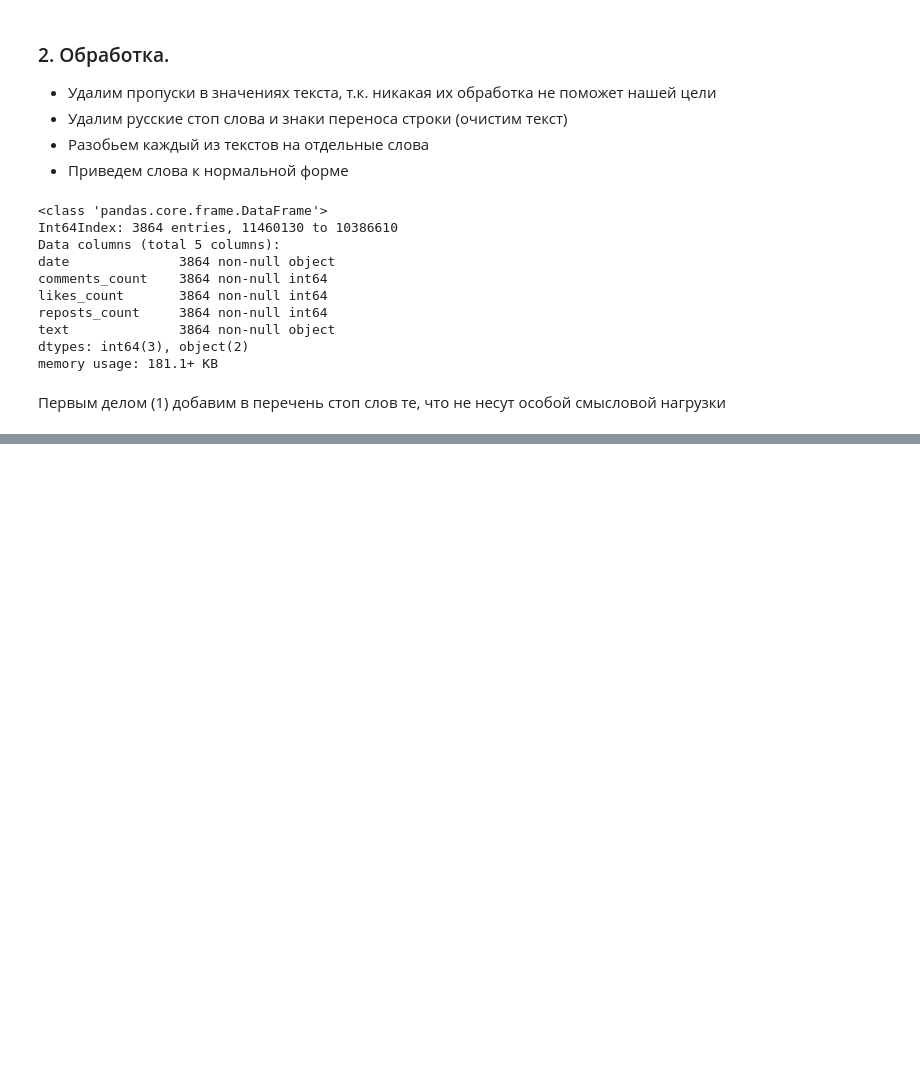
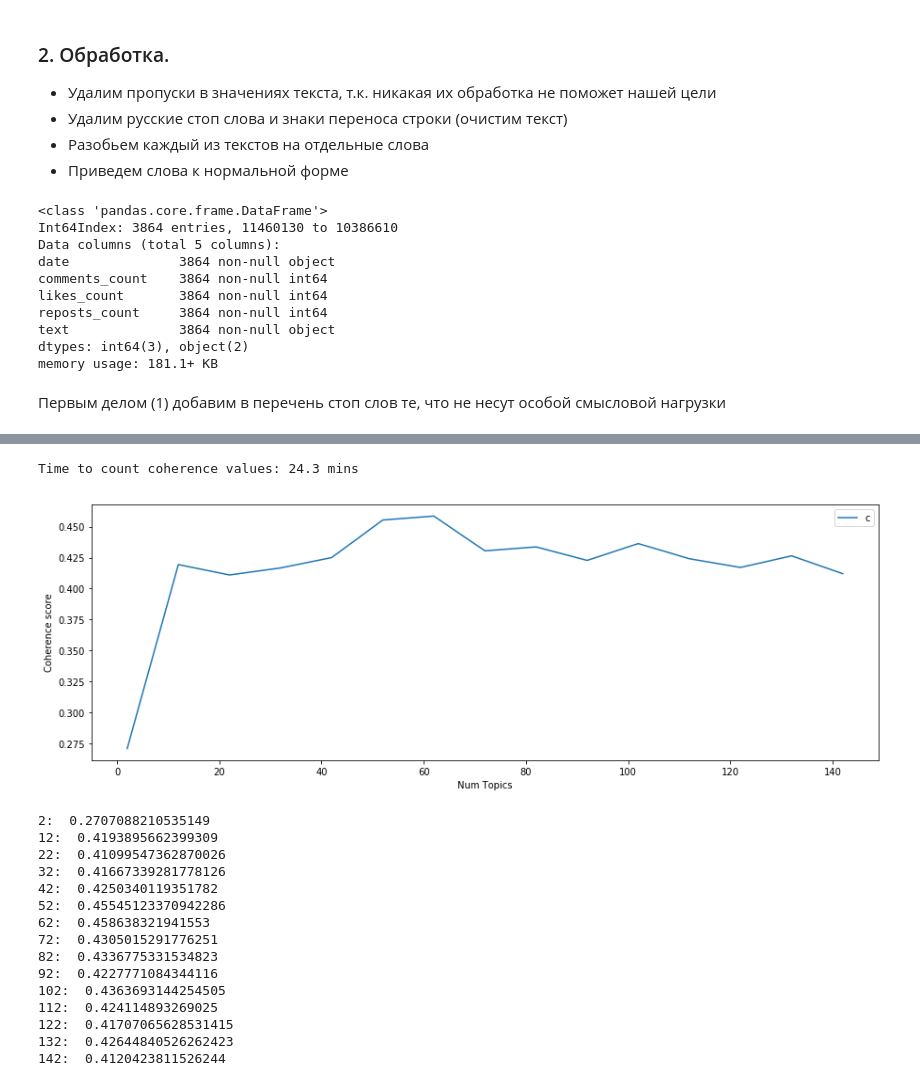
Before and after one commit to mmariyavyatkina/otus_course, a Jupyter notebook: Module 3/HW1_Topic modeling/Text analysis_2.ipynb, the cells around one changed output, grey strips where cells are left out. Saved outputs shown, nothing was run; the diff lists cells and outputs as text; code cells hidden in the pictures; blank space fills up the shorter version.

```diff
--- a/Module 3/HW1_Topic modeling/Text analysis_2.ipynb
+++ b/Module 3/HW1_Topic modeling/Text analysis_2.ipynb
@@ -232,0 +277,18 @@ print(data_words[0])
+# %%
+# Remove Stop Words
+data_words_nostops = remove_stopwords(data_words)
+# Form Bigrams
+data_words_bigrams = make_bigrams(data_words_nostops)
+# %%
+# Do lemmatization
+morph = pymorphy2.MorphAnalyzer()
+data_lemmatized = doc_to_words(data_words_bigrams, stop_words, morph)
+# %%
+# Create Dictionary
+id2word = corpora.Dictionary(data_lemmatized)
+# Create Corpus
+texts = data_lemmatized
+# Term Document Frequency
+corpus = [id2word.doc2bow(text) for text in texts]
+# View
+print(corpus[:1])
@@ -266,3 +320,0 @@ data_words_bigrams[100:110]
-# %%
-id2word = corpora.Dictionary(data_words_bigrams) # token to id (add ids to tokens)
-corpus = [id2word.doc2bow(text) for text in data_words_bigrams] # create (token_id, token_count): 2-tuples
@@ -1333,0 +342,40 @@ Time to build model & count scores: 0.96 mins
+# %%
+limit=150; start=2; step=10;
+t=time()
+model_list, coherence_values = compute_coherence_values(dictionary=id2word,
+                                                        corpus=corpus,
+                                                        texts=texts,
+                                                        start=start,
+                                                        limit=limit,
+                                                        step=step)
+
+print('Time to count coherence values: {} mins'.format(round((time() - t) / 60, 2)))
+
+x = range(start, limit, step)
+plt.figure(figsize=(15,5))
+plt.plot(x, coherence_values)
+plt.xlabel("Num Topics")
+plt.ylabel("Coherence score")
+plt.legend(("coherence_values"), loc='best')
+plt.show()
+
+for i, j in enumerate(coherence_values):
+    print(str(start + i*step) + ':  ' + str(j))
+# %% [output]
+Time to count coherence values: 24.3 mins
+[figure, added]
+2:  0.2707088210535149
+12:  0.4193895662399309
+22:  0.41099547362870026
+32:  0.41667339281778126
+42:  0.4250340119351782
+52:  0.45545123370942286
+62:  0.458638321941553
+72:  0.4305015291776251
+82:  0.4336775331534823
+92:  0.4227771084344116
+102:  0.4363693144254505
+112:  0.424114893269025
+122:  0.41707065628531415
+132:  0.42644840526262423
+142:  0.4120423811526244
```
Also changed, not shown: parts of 74 cells of this notebook.
